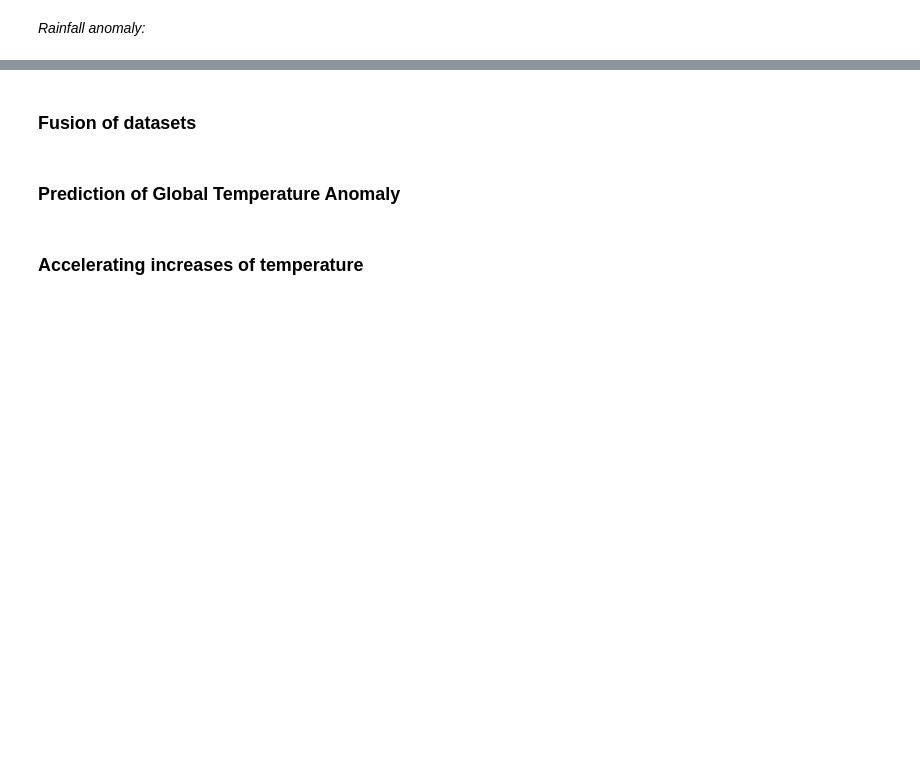
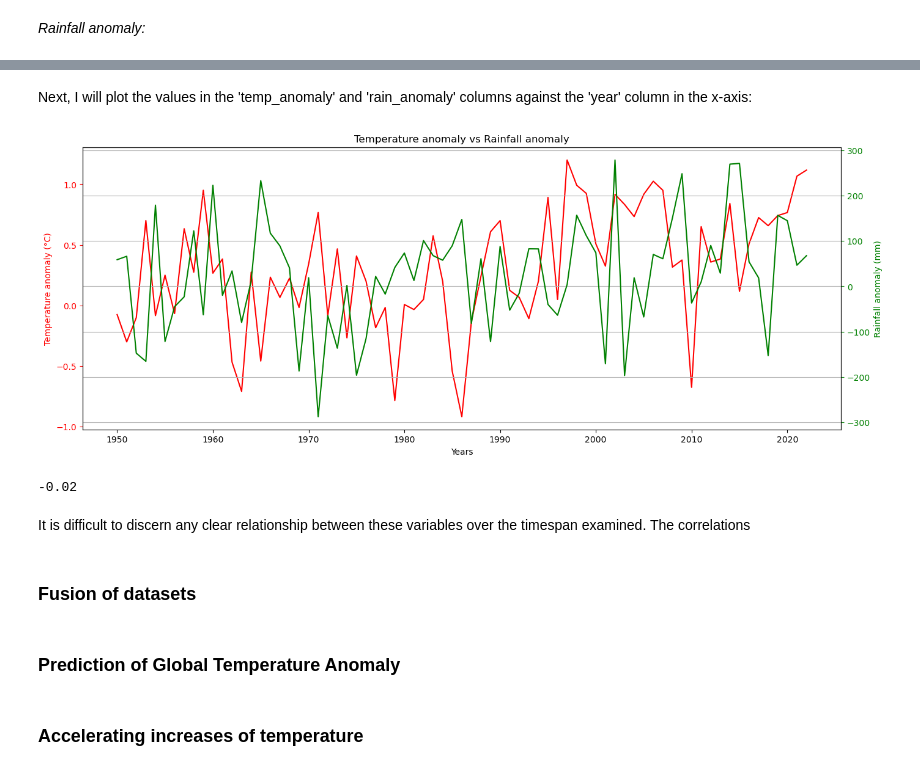
Before and after one commit to jmce22/pfda_project2, a Jupyter notebook: pfda_project2.ipynb, the cells around one changed output, grey strips where cells are left out. Saved outputs shown, nothing was run; the diff lists cells and outputs as text; code cells hidden in the pictures; blank space fills up the shorter version.

Commit message:
created plot comparing mullingar temp and rain anomalies

```diff
--- a/pfda_project2.ipynb
+++ b/pfda_project2.ipynb
@@ -936,0 +952,9 @@ sns.regplot(x='year', y='rain_anomaly', data=df_annual_rain_1950_to_2022, line_k
+# %%
+df_mullingar_weather = pd.merge(df_mean_annual_temp_1950_to_2022, df_annual_rain_1950_to_2022, on = 'year', how ='inner')
+
+# I will also add a column called 'Years' to facillitate merging this dataframe with my other daraframes later on
+# on the basis of a shared column
+
+df_mullingar_weather['Years'] = (df_mullingar_weather['year'] - 2023) * 1
+
+print(df_mullingar_weather)
@@ -937,3 +976,35 @@ sns.regplot(x='year', y='rain_anomaly', data=df_annual_rain_1950_to_2022, line_k
+# %% [markdown]
+Next, I will plot the values in the 'temp_anomaly' and 'rain_anomaly' columns against the 'year' column in the x-axis:
+# %%
+fig, ax1 = plt.subplots(figsize=(16, 6))
+
+# This creates a second y-axis which shares the same x-axis as the first y-axis
+ax2 = ax1.twinx()
+
+# Plot for temperature anomaly on the primary y-axis
+ax1.plot(df_mullingar_weather['year'], df_mullingar_weather['temp_anomaly'], color='red', label='Temperature anomaly')
+ax1.set_xlabel('Years')
+ax1.set_ylabel('Temperature anomaly (°C)', color='red')
+ax1.tick_params(axis='y', colors='red')
+
+# Plot for temperature on secondary y-axis
+ax2.plot(df_mullingar_weather['year'], df_mullingar_weather['rain_anomaly'], color='green', label='Rainfall anomaly')
+ax2.set_ylabel('Rainfall anomaly (mm)', color='green')
+ax2.tick_params(axis='y', colors='green')
+
+plt.title('Temperature anomaly vs Rainfall anomaly')
+plt.grid(True)    # This plots a grid which makes it easier to compare both sets of data
+plt.savefig('Mullingar_temp_anomaly_vs_rain_anomaly')
+plt.show()
+
+corr_temp_rain_anomaly = np.corrcoef(df_mullingar_weather['temp_anomaly'], df_mullingar_weather['rain_anomaly'])[0,1]
+round_corr_temp_rain_anomaly = round(corr_temp_rain_anomaly, 2)
+print(round_corr_temp_rain_anomaly)
+# %% [output]
+[figure, added]
+-0.02
+# %% [markdown]
+It is difficult to discern any clear relationship between these variables over the timespan examined. The correlations
 # %% [markdown]
 ### Fusion of datasets ###
 # %% [markdown]
```
Also changed, not shown: parts of 7 cells of this notebook, 1 other file.
